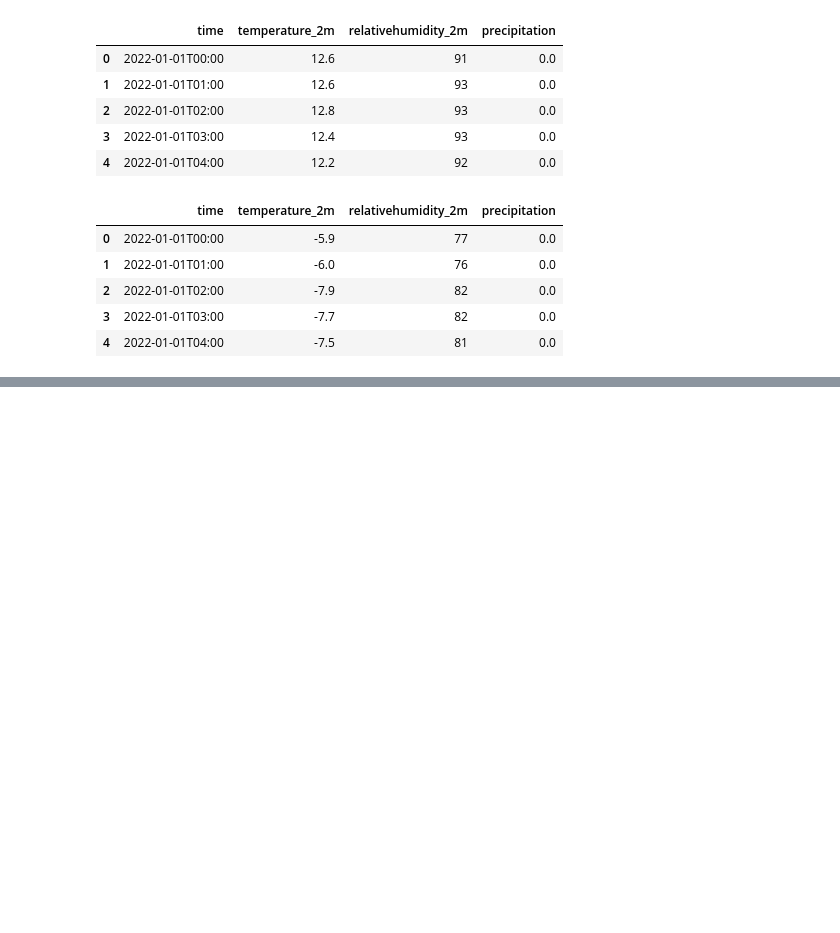
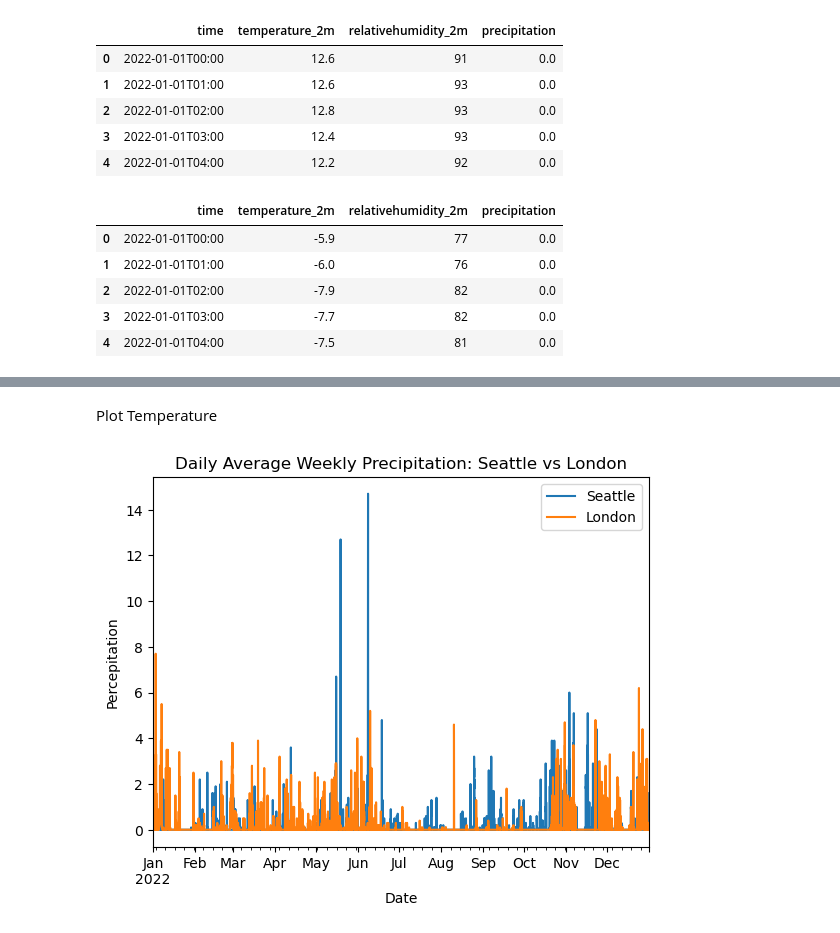
Before and after one commit to duskydreams/api-data-wrangling, a Jupyter notebook: api_data_wrangling.ipynb, the cells around one changed output, grey strips where cells are left out. Cells and saved outputs as stored; diff of their text form; code cells hidden in the pictures; blank space fills up the shorter version.

Commit message:
Seattle and London Questions Finished
Did title questions.

```diff
--- a/api_data_wrangling.ipynb
+++ b/api_data_wrangling.ipynb
@@ -366,9 +366,9 @@ else:
 Data fetched successfully!
 # %%
 LondonData = LondonResponse.json()
-London_hourly_data = LondonData['hourly']
+London_weekly_data = LondonData['hourly']
+London_df = pd.DataFrame(London_weekly_data)
 
-London_df = pd.DataFrame(London_hourly_data)
 London_df.head()
 # %% [output]
 |  | time | temperature_2m | relativehumidity_2m | precipitation |
@@ -390,3 +390,14 @@ Seattle_df.head()
 | 2 | 2022-01-01T02:00 | -7.9 | 82 | 0.0 |
 | 3 | 2022-01-01T03:00 | -7.7 | 82 | 0.0 |
 | 4 | 2022-01-01T04:00 | -7.5 | 81 | 0.0 |
+# %%
+# Data Cleaning
+
+# Convert 'time' column to datetime
+London_df['time'] = pd.to_datetime(London_df['time'])
+
+# Set 'time' as the index
+London_df.set_index('time', inplace=True)
+
+# Check for missing values
+London_df.isnull().sum()
@@ -392,0 +409,10 @@ Seattle_df.head()
+# %%
+
+# Convert 'time' column to datetime
+Seattle_df['time'] = pd.to_datetime(Seattle_df['time'])
+
+# Set 'time' as the index
+Seattle_df.set_index('time', inplace=True)
+
+# Check for missing values
+Seattle_df.isnull().sum()
@@ -392,0 +455,15 @@ Seattle_df.head()
+# %% [markdown]
+Plot Temperature
+# %%
+combined_temp = pd.DataFrame({
+    'Seattle': London_df['precipitation'],
+    'London': Seattle_df['precipitation']
+})
+# %%
+combined_temp.plot()
+plt.title('Daily Average Weekly Precipitation: Seattle vs London')
+plt.xlabel('Date')
+plt.ylabel('Percepitation')
+plt.show()
+# %% [output]
+[figure, added]
```
Also changed, not shown: parts of 6 cells of this notebook.
